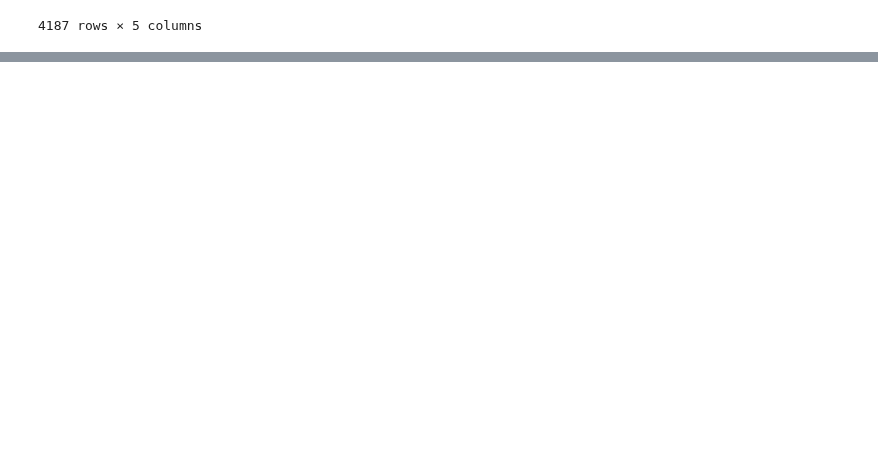
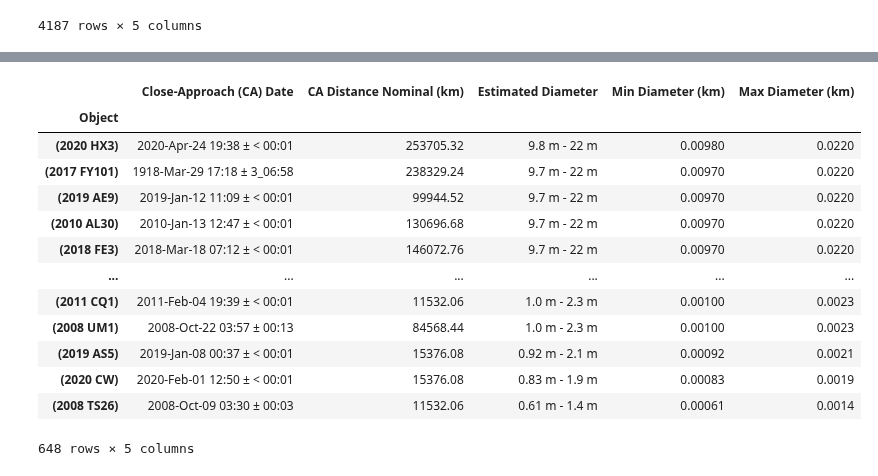
Before and after one commit to doublealogic/armageddon-neo-objects-space-junk, a Jupyter notebook: Data_Retrieval/neo.ipynb, the cells around one changed output, grey strips where cells are left out. Saved outputs shown, nothing was run; the diff lists cells and outputs as text; code cells hidden in the pictures; blank space fills up the shorter version.

Commit message:
added kevin's data clean up to main

```diff
--- a/Data_Retrieval/neo.ipynb
+++ b/Data_Retrieval/neo.ipynb
@@ -161,0 +179,3 @@ past_neo_df
+# %%
+past_neo_df.dropna(inplace = True)
+past_neo_df
@@ -161,0 +197,10 @@ past_neo_df
+# %%
+#Keeps only Lunar Distance (LD) portion of CA Distance Nominal column
+nomdistld = past_neo_df["CA Distance Nominal (LD | au)"].str.split(" | ", n = 1, expand = True)
+nomdistld = past_neo_df["CA Distance Nominal (LD | au)"].str.split(" | ", n = 1, expand = True)
+past_neo_df["CA Distance Nominal (LD)"] = nomdistld[0]
+# %%
+#Converts Lunar Distance to kilometers and updates column in DataFrame
+past_neo_df["CA Distance Nominal (km)"] = past_neo_df["CA Distance Nominal (LD)"].astype(float) * (384402)
+past_neo_df = past_neo_df[["Close-Approach (CA) Date", "CA Distance Nominal (km)", "Estimated Diameter"]]
+past_neo_df
@@ -161,0 +222,17 @@ past_neo_df
+# %%
+#Seperates min and max diameter of each NEO and converts all of their respective sizes into #kilometers
+def mindiameter(rawdiameter):
+    diam = rawdiameter.split(" ")
+    if diam[1] == "km":
+        return float(diam[0])
+    else:
+        return float(diam[0])/1000
+def maxdiameter(rawdiameter):
+    diam = rawdiameter.split(" ")
+    if diam[-1] == "km":
+        return float(diam[-2])
+    else:
+        return float(diam[-2])/1000
+#Adds their Min/Max diameters in kms to two new columns
+past_neo_df.loc[:,"Min Diameter (km)"] = past_neo_df.loc[:,"Estimated Diameter"].apply(mindiameter)
+past_neo_df.loc[:,"Max Diameter (km)"] = past_neo_df.loc[:,"Estimated Diameter"].apply(maxdiameter)
@@ -161,0 +250,19 @@ past_neo_df
+# %%
+#Keeps only Objects with a CA Distance Nominal (km) less than a Lunar Distance from Earth (384402 km)
+past_neo_df = past_neo_df.loc[past_neo_df["CA Distance Nominal (km)"] < 384402]
+past_neo_df
+# %% [output]
+|  | Close-Approach (CA) Date | CA Distance Nominal (km) | Estimated Diameter | Min Diameter (km) | Max Diameter (km) |
+| Object |  |  |  |  |  |
+| (2020 HX3) | 2020-Apr-24 19:38 ± < 00:01 | 253705.32 | 9.8 m - 22 m | 0.00980 | 0.0220 |
+| (2017 FY101) | 1918-Mar-29 17:18 ± 3_06:58 | 238329.24 | 9.7 m - 22 m | 0.00970 | 0.0220 |
+| (2019 AE9) | 2019-Jan-12 11:09 ± < 00:01 | 99944.52 | 9.7 m - 22 m | 0.00970 | 0.0220 |
+| (2010 AL30) | 2010-Jan-13 12:47 ± < 00:01 | 130696.68 | 9.7 m - 22 m | 0.00970 | 0.0220 |
+| (2018 FE3) | 2018-Mar-18 07:12 ± < 00:01 | 146072.76 | 9.7 m - 22 m | 0.00970 | 0.0220 |
+| ... | ... | ... | ... | ... | ... |
+| (2011 CQ1) | 2011-Feb-04 19:39 ± < 00:01 | 11532.06 | 1.0 m - 2.3 m | 0.00100 | 0.0023 |
+| (2008 UM1) | 2008-Oct-22 03:57 ± 00:13 | 84568.44 | 1.0 m - 2.3 m | 0.00100 | 0.0023 |
+| (2019 AS5) | 2019-Jan-08 00:37 ± < 00:01 | 15376.08 | 0.92 m - 2.1 m | 0.00092 | 0.0021 |
+| (2020 CW) | 2020-Feb-01 12:50 ± < 00:01 | 15376.08 | 0.83 m - 1.9 m | 0.00083 | 0.0019 |
+| (2008 TS26) | 2008-Oct-09 03:30 ± 00:03 | 11532.06 | 0.61 m - 1.4 m | 0.00061 | 0.0014 |
+648 rows × 5 columns
```
Also changed, not shown: parts of 7 cells of this notebook, 1 other file.
